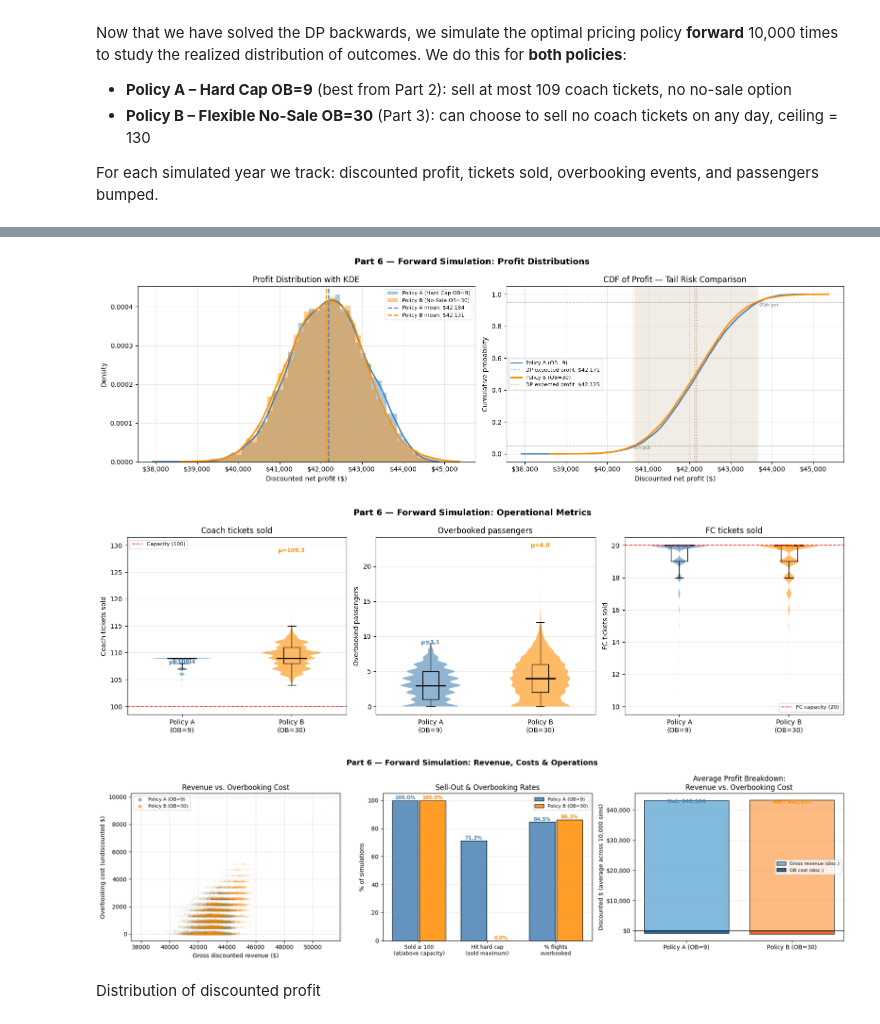
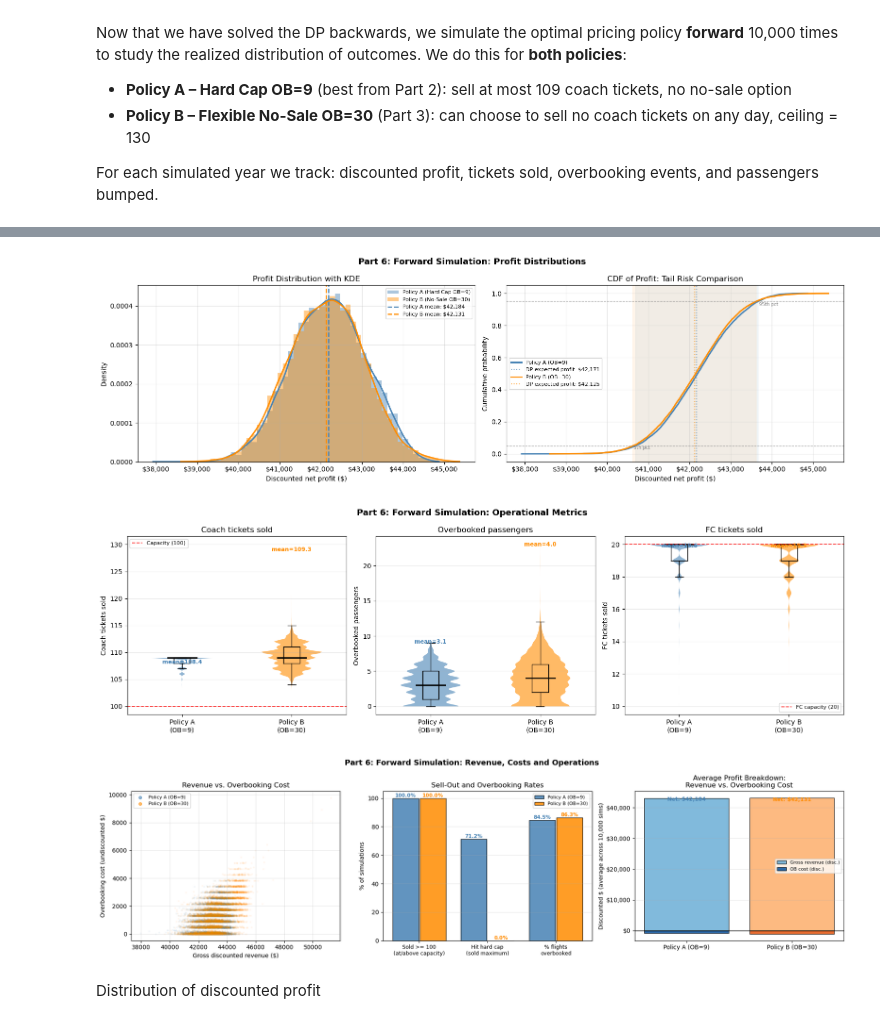
Before and after one commit to abhiroopkumar3/optimization-ii-p2-mccombs26, a Jupyter notebook: Optimization-II_Project2_G26_-_Analysis_Notebook__Final.ipynb, the cells around one changed output, grey strips where cells are left out. Saved outputs shown, nothing was run; the diff lists cells and outputs as text; code cells hidden in the pictures.

```diff
--- a/Optimization-II_Project2_G26_-_Analysis_Notebook__Final.ipynb
+++ b/Optimization-II_Project2_G26_-_Analysis_Notebook__Final.ipynb
@@ -976,17 +962,17 @@ $300 coach (65%)                      0.4  $+4
 fig, axes = plt.subplots(2, 3, figsize=(16, 9))
 axes = axes.flatten()
 
-pct_labels = [f"{d*100:+.0f}pp" for d in deltas]
+pct_labels = [f"{d*100:+.0f}pp" for d in deltas] #x-axis labels for each perturbation step
 
 for ax, (label, _) in zip(axes, prob_params.items()):
     profits = sensitivity_results[label]
-    changes = [p - baseline_profit for p in profits]
-    colors  = ['red' if c < 0 else 'steelblue' for c in changes]
+    changes = [p - baseline_profit for p in profits] #profit change relative to baseline
+    colors  = ['red' if c < 0 else 'steelblue' for c in changes] #red for losses, blue for gains
     bars = ax.bar(pct_labels, changes, color=colors, edgecolor='black')
     ax.axhline(0, color='black', linewidth=0.8)
     ax.set_title(label, fontsize=10)
     ax.set_xlabel('Change in probability')
-    ax.set_ylabel('Δ Expected Profit ($)')
+    ax.set_ylabel('Change in Expected Profit ($)')
 
     abs_max = max(abs(c) for c in changes) if any(changes) else 1
     pad = abs_max * 0.35
@@ -1002,8 +988,8 @@ for ax, (label, _) in zip(axes, prob_params.items()):
                 y_pos, f'${val:+,.0f}',
                 ha='center', va=va, fontsize=8)
 
-axes[-1].axis('off')
-plt.suptitle('Sensitivity Analysis:\nChange in Expected Profit vs. Sale Probabilities', fontsize=13)
+axes[-1].axis('off') #hide the empty 6th panel
+plt.suptitle('Sensitivity Analysis: Change in Expected Profit vs. Sale Probabilities', fontsize=13)
 plt.tight_layout()
 plt.show()
 # %% [output]
@@ -1574,13 +1511,10 @@ print_stats("Policy B — Flexible No-Sale OB=30", sim_B, profit_B_dp)
 # %%
 colA, colB = 'steelblue', 'darkorange'
 
-# ════════════════════════════════════════════════════════════════════════════════
-# Figure 1 — Profit distribution: histogram + KDE + CDF (side by side)
-# ════════════════════════════════════════════════════════════════════════════════
+#figure 1: profit distribution with histogram, KDE, and CDF
 fig, axes = plt.subplots(1, 2, figsize=(16, 5))
 
-# ── Panel A: Overlapping histograms with KDE ──────────────────────────────────
-ax = axes[0]
+ax = axes[0] #left panel: overlapping histograms with KDE overlay
 bins = np.linspace(min(sim_A['profits'].min(), sim_B['profits'].min()),
                    max(sim_A['profits'].max(), sim_B['profits'].max()), 60)
 ax.hist(sim_A['profits'], bins=bins, alpha=0.45, color=colA,
@@ -1588,7 +1522,6 @@ ax.hist(sim_A['profits'], bins=bins, alpha=0.45, color=colA,
 ax.hist(sim_B['profits'], bins=bins, alpha=0.45, color=colB,
         label='Policy B (No-Sale OB=30)', density=True)
 
-# KDE overlay
 for profits, col, lbl in [(sim_A['profits'], colA, 'A'), (sim_B['profits'], colB, 'B')]:
     kde = gaussian_kde(profits, bw_method=0.15)
     xg  = np.linspace(profits.min(), profits.max(), 400)
@@ -1603,8 +1536,7 @@ ax.legend(fontsize=8)
 ax.grid(True, alpha=0.3)
 ax.xaxis.set_major_formatter(plt.FuncFormatter(lambda x, _: f'${x:,.0f}'))
 
-# ── Panel B: CDF — better for reading tail risk ───────────────────────────────
-ax = axes[1]
+ax = axes[1] #right panel: CDF for reading tail risk
 for profits, col, lbl, dp in [(sim_A['profits'], colA, 'Policy A (OB=9)',  profit_A_dp),
                                (sim_B['profits'], colB, 'Policy B (OB=30)', profit_B_dp)]:
     sorted_p = np.sort(profits)
@@ -1613,9 +1545,8 @@ for profits, col, lbl, dp in [(sim_A['profits'], colA, 'Policy A (OB=9)',  profi
     ax.axvline(dp, color=col, linestyle=':', linewidth=1.5, alpha=0.7,
                label=f'DP expected profit: ${dp:,.0f}')
 
-# Shade 5th–95th percentile band
-p5A, p95A = np.percentile(sim_A['profits'], [5, 95])
-p5B, p95B = np.percentile(sim_B['profits'], [5, 95])
+p5A, p95A = np.percentile(sim_A['profits'], [5, 95]) #5th and 95th percentiles for Policy A
+p5B, p95B = np.percentile(sim_B['profits'], [5, 95]) #"" Policy B
 ax.axvspan(p5A, p95A, alpha=0.08, color=colA)
 ax.axvspan(p5B, p95B, alpha=0.08, color=colB)
 ax.axhline(0.05, color='gray', linestyle='--', linewidth=0.9, alpha=0.6)
@@ -1625,36 +1556,32 @@ ax.text(p95A + 20, 0.92, '95th pct', fontsize=7, color='gray')
 
 ax.set_xlabel('Discounted net profit ($)')
 ax.set_ylabel('Cumulative probability')
-ax.set_title('CDF of Profit — Tail Risk Comparison')
+ax.set_title('CDF of Profit: Tail Risk Comparison')
 ax.legend(fontsize=8)
 ax.grid(True, alpha=0.3)
 ax.xaxis.set_major_formatter(plt.FuncFormatter(lambda x, _: f'${x:,.0f}'))
 
-plt.suptitle('Part 6 — Forward Simulation: Profit Distributions', fontsize=13, fontweight='bold')
+plt.suptitle('Part 6: Forward Simulation: Profit Distributions', fontsize=13, fontweight='bold')
 plt.tight_layout()
 plt.savefig('sim_profit_dist.png', dpi=150, bbox_inches='tight')
 plt.show()
 
-# ════════════════════════════════════════════════════════════════════════════════
-# Figure 2 — Operations: tickets sold, overbooked passengers, FC sold (box plots)
-# ════════════════════════════════════════════════════════════════════════════════
+#figure 2: operational metrics (tickets sold, overbooked passengers, FC sold)
 fig, axes = plt.subplots(1, 3, figsize=(16, 5))
 
 metrics = [
-    ('Coach tickets sold',       sim_A['coach_sold'],    sim_B['coach_sold'],    coach_seats,  'Capacity (100)'),
-    ('Overbooked passengers',    sim_A['overbooked'],    sim_B['overbooked'],    0,            None),
-    ('FC tickets sold',          sim_A['fc_sold'],       sim_B['fc_sold'],       first_class_seats, 'FC capacity (20)'),
+    ('Coach tickets sold',    sim_A['coach_sold'], sim_B['coach_sold'], coach_seats,       'Capacity (100)'),
+    ('Overbooked passengers', sim_A['overbooked'], sim_B['overbooked'], 0,                 None),
+    ('FC tickets sold',       sim_A['fc_sold'],    sim_B['fc_sold'],    first_class_seats, 'FC capacity (20)'),
 ]
 
 for ax, (ylabel, dataA, dataB, ref_val, ref_label) in zip(axes, metrics):
-    # Violin + embedded box
     parts = ax.violinplot([dataA, dataB], positions=[1, 2],
                           showmedians=True, showextrema=False, widths=0.55)
     parts['bodies'][0].set_facecolor(colA); parts['bodies'][0].set_alpha(0.6)
     parts['bodies'][1].set_facecolor(colB); parts['bodies'][1].set_alpha(0.6)
     parts['cmedians'].set_color('black'); parts['cmedians'].set_linewidth(2)
 
-    # Overlay box plot (quartiles)
     bp = ax.boxplot([dataA, dataB], positions=[1, 2], widths=0.15,
                     patch_artist=False, showfliers=False,
                     medianprops=dict(color='black', linewidth=0),
@@ -1667,9 +1594,8 @@ for ax, (ylabel, dataA, dataB, ref_val, ref_label) in zip(axes, metrics):
                    alpha=0.8, label=ref_label)
         ax.legend(fontsize=8)
 
-    # Annotate means
     for pos, data, col in [(1, dataA, colA), (2, dataB, colB)]:
-        ax.text(pos, data.max() * 0.99, f'μ={data.mean():.1f}',
+        ax.text(pos, data.max() * 0.99, f'mean={data.mean():.1f}',
                 ha='center', fontsize=8.5, color=col, fontweight='bold')
 
     ax.set_xticks([1, 2])
@@ -1678,23 +1604,19 @@ for ax, (ylabel, dataA, dataB, ref_val, ref_label) in zip(axes, metrics):
     ax.set_title(ylabel)
     ax.grid(True, alpha=0.25, axis='y')
 
-plt.suptitle('Part 6 — Forward Simulation: Operational Metrics', fontsize=13, fontweight='bold')
+plt.suptitle('Part 6: Forward Simulation: Operational Metrics', fontsize=13, fontweight='bold')
 plt.tight_layout()
 plt.savefig('sim_operations.png', dpi=150, bbox_inches='tight')
 plt.show()
 
-# ════════════════════════════════════════════════════════════════════════════════
-# Figure 3 — Revenue vs. overbooking-cost scatter + sell-out rates + cost breakdown
-# ════════════════════════════════════════════════════════════════════════════════
+#figure 3: revenue vs overbooking cost scatter, sell-out rates, and profit breakdown
 fig, axes = plt.subplots(1, 3, figsize=(18, 5))
 
-# ── Panel A: Revenue vs. OB cost scatter ─────────────────────────────────────
-ax = axes[0]
+ax = axes[0] #left panel: gross revenue vs overbooking cost scatter
 gross_A = sim_A['profits'] + (discount**T) * sim_A['ob_costs']
 gross_B = sim_B['profits'] + (discount**T) * sim_B['ob_costs']
 ax.scatter(gross_A, sim_A['ob_costs'], alpha=0.04, s=5, color=colA)
 ax.scatter(gross_B, sim_B['ob_costs'], alpha=0.04, s=5, color=colB)
-# Legend proxies
 ax.scatter([], [], alpha=0.6, s=25, color=colA, label='Policy A (OB=9)')
 ax.scatter([], [], alpha=0.6, s=25, color=colB, label='Policy B (OB=30)')
 ax.set_xlabel('Gross discounted revenue ($)')
@@ -1703,16 +1625,15 @@ ax.set_title('Revenue vs. Overbooking Cost')
 ax.legend(fontsize=8)
 ax.grid(True, alpha=0.3)
 
-# ── Panel B: Sell-out and cap-hit rates ───────────────────────────────────────
-ax = axes[1]
-sell_out_A = (sim_A['coach_sold'] >= coach_seats).mean() * 100
+ax = axes[1] #middle panel: sell-out and cap-hit rates
+sell_out_A = (sim_A['coach_sold'] >= coach_seats).mean() * 100 #percent of flights that sold at or above 100 seats
 sell_out_B = (sim_B['coach_sold'] >= coach_seats).mean() * 100
-cap_hit_A  = (sim_A['coach_sold'] == coach_seats + 9).mean()  * 100
+cap_hit_A  = (sim_A['coach_sold'] == coach_seats + 9).mean()  * 100 #percent that hit the hard cap
 cap_hit_B  = (sim_B['coach_sold'] == coach_seats + 30).mean() * 100
-ob_A       = (sim_A['overbooked'] > 0).mean() * 100
+ob_A       = (sim_A['overbooked'] > 0).mean() * 100 #percent with at least one overbooked passenger
 ob_B       = (sim_B['overbooked'] > 0).mean() * 100
 
-categories = ['Sold ≥ 100\n(at/above capacity)', 'Hit hard cap\n(sold maximum)', '% flights\noverbooked']
+categories = ['Sold >= 100\n(at/above capacity)', 'Hit hard cap\n(sold maximum)', '% flights\noverbooked']
 vals_A = [sell_out_A, cap_hit_A, ob_A]
 vals_B = [sell_out_B, cap_hit_B, ob_B]
 x = np.arange(len(categories))
@@ -1722,46 +1643,40 @@ for i, (va, vb) in enumerate(zip(vals_A, vals_B)):
     ax.text(i - 0.2, va + 0.8, f'{va:.1f}%', ha='center', fontsize=8.5, fontweight='bold', color=colA)
     ax.text(i + 0.2, vb + 0.8, f'{vb:.1f}%', ha='center', fontsize=8.5, fontweight='bold', color=colB)
 ax.set_xticks(x); ax.set_xticklabels(categories, fontsize=9)
 ax.set_ylabel('% of simulations')
-ax.set_title('Sell-Out & Overbooking Rates')
+ax.set_title('Sell-Out and Overbooking Rates')
 ax.legend(fontsize=8)
 ax.grid(True, alpha=0.3, axis='y')
 
-# ── Panel C: Average profit breakdown (revenue / ob cost) ─────────────────────
-ax = axes[2]
+ax = axes[2] #right panel: average profit breakdown showing revenue vs overbooking cost
 rev_A  = gross_A.mean()
 rev_B  = gross_B.mean()
 cost_A = (discount**T) * sim_A['ob_costs'].mean()
 cost_B = (discount**T) * sim_B['ob_costs'].mean()
 net_A  = sim_A['profits'].mean()
 net_B  = sim_B['profits'].mean()
 
 labels_bar = ['Policy A (OB=9)', 'Policy B (OB=30)']
-revs  = [rev_A,  rev_B]
-costs = [cost_A, cost_B]
-nets  = [net_A,  net_B]
-
 x2 = np.arange(2)
-ax.bar(x2, revs,  color=['#6baed6', '#fdae6b'], edgecolor='black', alpha=0.85, label='Gross revenue (disc.)')
-ax.bar(x2, [-c for c in costs], color=['#08519c', '#e6550d'], edgecolor='black', alpha=0.85,
-       label='OB cost (disc.)')
-for i, (net, col) in enumerate(zip(nets, [colA, colB])):
+ax.bar(x2, [rev_A, rev_B],  color=['#6baed6', '#fdae6b'], edgecolor='black', alpha=0.85, label='Gross revenue (disc.)')
+ax.bar(x2, [-cost_A, -cost_B], color=['#08519c', '#e6550d'], edgecolor='black', alpha=0.85, label='OB cost (disc.)')
+for i, (net, col) in enumerate(zip([net_A, net_B], [colA, colB])):
     ax.text(i, net + 50, f'Net: ${net:,.0f}', ha='center', fontsize=9, fontweight='bold', color=col)
 ax.axhline(0, color='black', linewidth=1)
 ax.set_xticks(x2); ax.set_xticklabels(labels_bar)
 ax.set_ylabel('Discounted $ (average across 10,000 sims)')
 ax.set_title('Average Profit Breakdown:\nRevenue vs. Overbooking Cost')
 ax.legend(fontsize=8)
 ax.grid(True, alpha=0.3, axis='y')
 ax.yaxis.set_major_formatter(plt.FuncFormatter(lambda x, _: f'${x:,.0f}'))
 
-plt.suptitle('Part 6 — Forward Simulation: Revenue, Costs & Operations', fontsize=13, fontweight='bold')
+plt.suptitle('Part 6: Forward Simulation: Revenue, Costs and Operations', fontsize=13, fontweight='bold')
 plt.tight_layout()
 plt.savefig('sim_breakdown.png', dpi=150, bbox_inches='tight')
 plt.show()
 # %% [output]
 [figure]
-[figure, old version]
+[figure, new version]
 [figure]
 # %% [markdown]
 Distribution of discounted profit
```
Also changed, not shown: parts of 22 cells of this notebook.
